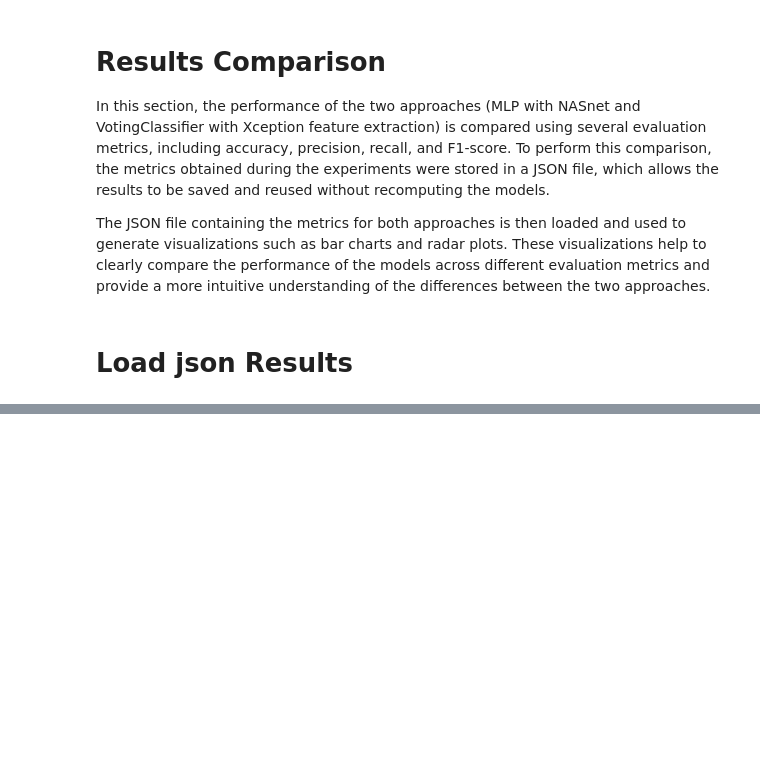
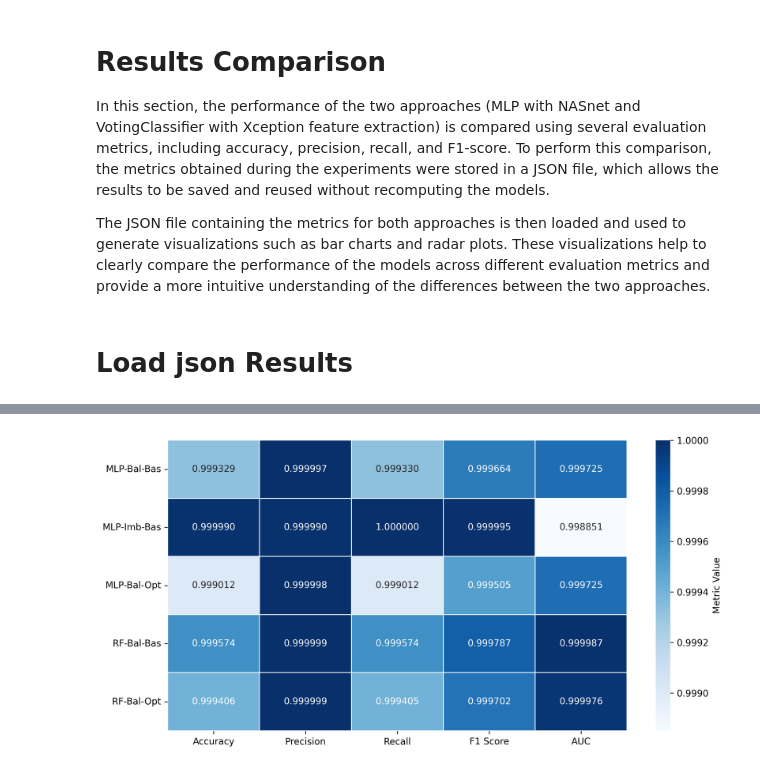
Before and after one commit to alessamelo/Optuna-MLP-DDoS-detection, a Jupyter notebook: Results.ipynb, the cells around one changed output, grey strips where cells are left out. Drawn from its saved outputs; the diff is of its cells as text; code cells hidden in the pictures; blank space fills up the shorter version.

Commit message:
Baseline models MLP and Random Forest

```diff
--- a/Results.ipynb
+++ b/Results.ipynb
@@ -12,12 +12,3 @@ import matplotlib.pyplot as plt
 import seaborn as sns
 # %% [markdown]
 # **Load json Results**
-# %%
-
-BASE_DIR = "results"
-
-with open(os.path.join(BASE_DIR, "evaluation_results_baseline.json")) as f:
-    baseline = json.load(f)
-
-with open(os.path.join(BASE_DIR, "evaluation_results_optuna.json")) as f:
-    optuna = json.load(f)
@@ -766,0 +15,11 @@ Overall, this project shows that multi-objective optimization using Optuna is a
+# %%
+MLP_PATH_BALANCED_BASELINE = "Models\\MLP\\results\\balanced\\evaluation_results_balanced_baseline.json"
+MLP_PATH_IMBALANCED_BASELINE = "Models\\MLP\\results\\imbalanced\\evaluation_results_imbalanced_baseline.json"
+MLP_PATH_BALANCED_OPTUNA = "Models\\MLP\\results\\balanced\\evaluation_results_balanced_optuna.json"
+MLP_PATH_IMBALANCED_OPTUNA = "Models\\MLP\\results\\imbalanced\\evaluation_results_imbalanced_optuna.json"
+
+
+RF_PATH_BALANCED_BASELINE = "Models\\Random_Forest\\results\\balanced\\evaluation_results_balanced_baseline.json"
+RF_PATH_IMBALANCED_BASELINE = "Models\\Random_Forest\\results\\imbalanced\\evaluation_results_imbalanced_baseline.json"
+RF_PATH_BALANCED_OPTUNA = "Models\\Random_Forest\\results\\balanced\\evaluation_results_balanced_optuna.json"
+RF_PATH_IMBALANCED_OPTUNA = "Models\\Random_Forest\\results\\imbalanced\\evaluation_results_imbalanced_optuna.json"
@@ -766,0 +485,76 @@ Overall, this project shows that multi-objective optimization using Optuna is a
+# %%
+import seaborn as sns
+import matplotlib.pyplot as plt
+
+# =====================================================
+# Prepare Data
+# =====================================================
+
+heatmap_df = results_df.copy()
+
+heatmap_df["Configuration"] = (
+    heatmap_df["Model"]
+    + "-"
+    + heatmap_df["Dataset"].str[:3]
+    + "-"
+    + heatmap_df["Optimization"].str[:3]
+)
+
+heatmap_df = heatmap_df.set_index("Configuration")
+
+heatmap_metrics = heatmap_df[
+    [
+        "Accuracy",
+        "Precision",
+        "Recall",
+        "F1 Score",
+        "AUC"
+    ]
+]
+
+# =====================================================
+# Plot
+# =====================================================
+
+plt.figure(
+    figsize=(10, 5),
+    dpi=300
+)
+
+sns.heatmap(
+    heatmap_metrics,
+    annot=True,
+    fmt=".6f",
+    cmap="Blues",
+    linewidths=0.5,
+    linecolor="white",
+
+    # Important for your metrics
+    vmin=heatmap_metrics.min().min(),
+    vmax=heatmap_metrics.max().max(),
+
+    cbar_kws={
+        "label": "Metric Value"
+    }
+)
+
+
+
+plt.xlabel("")
+plt.ylabel("")
+
+plt.xticks(
+    rotation=0,
+    fontsize=10
+)
+
+plt.yticks(
+    rotation=0,
+    fontsize=10
+)
+
+plt.tight_layout()
+
+plt.show()
+# %% [output]
+[figure, added]
```
Also changed, not shown: parts of 16 cells of this notebook, 20 other files.
